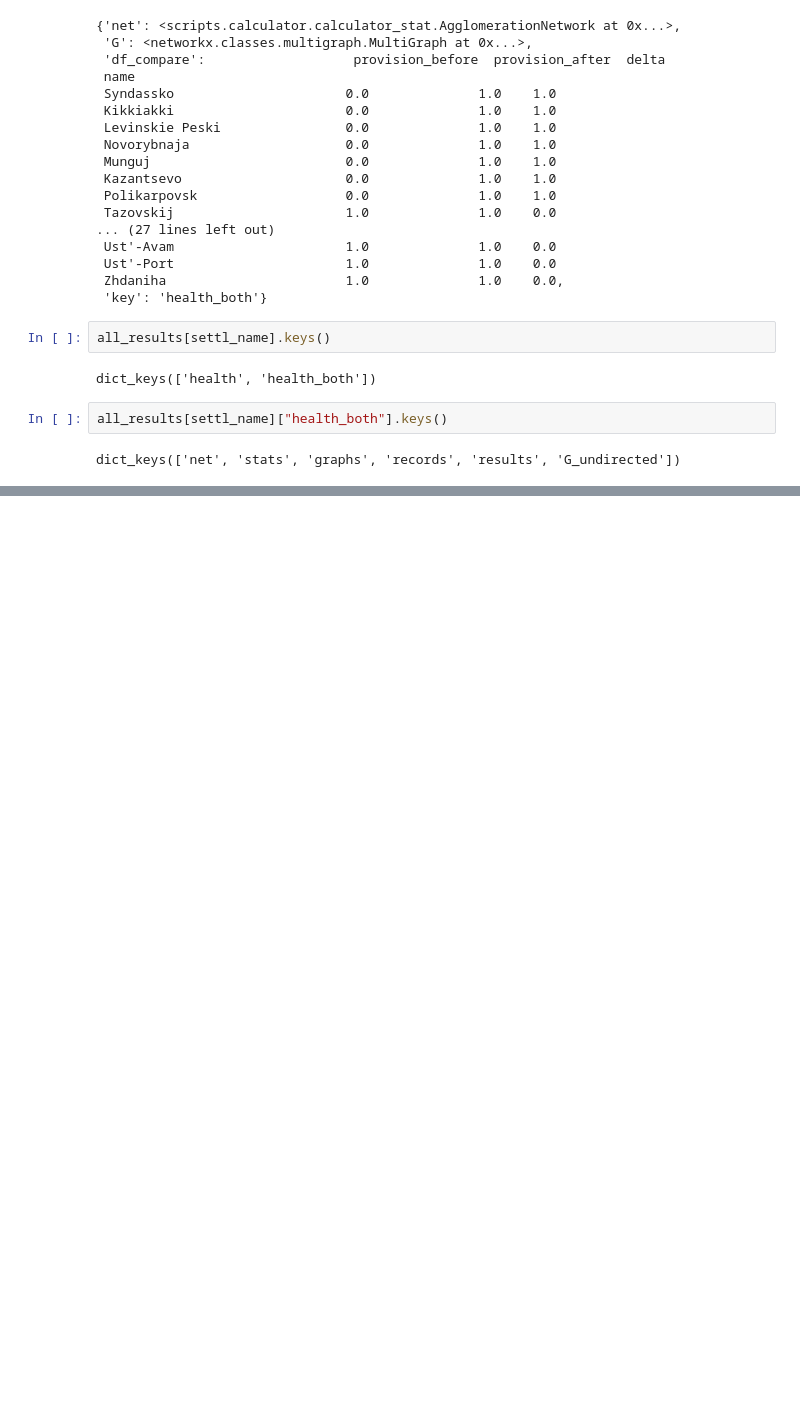
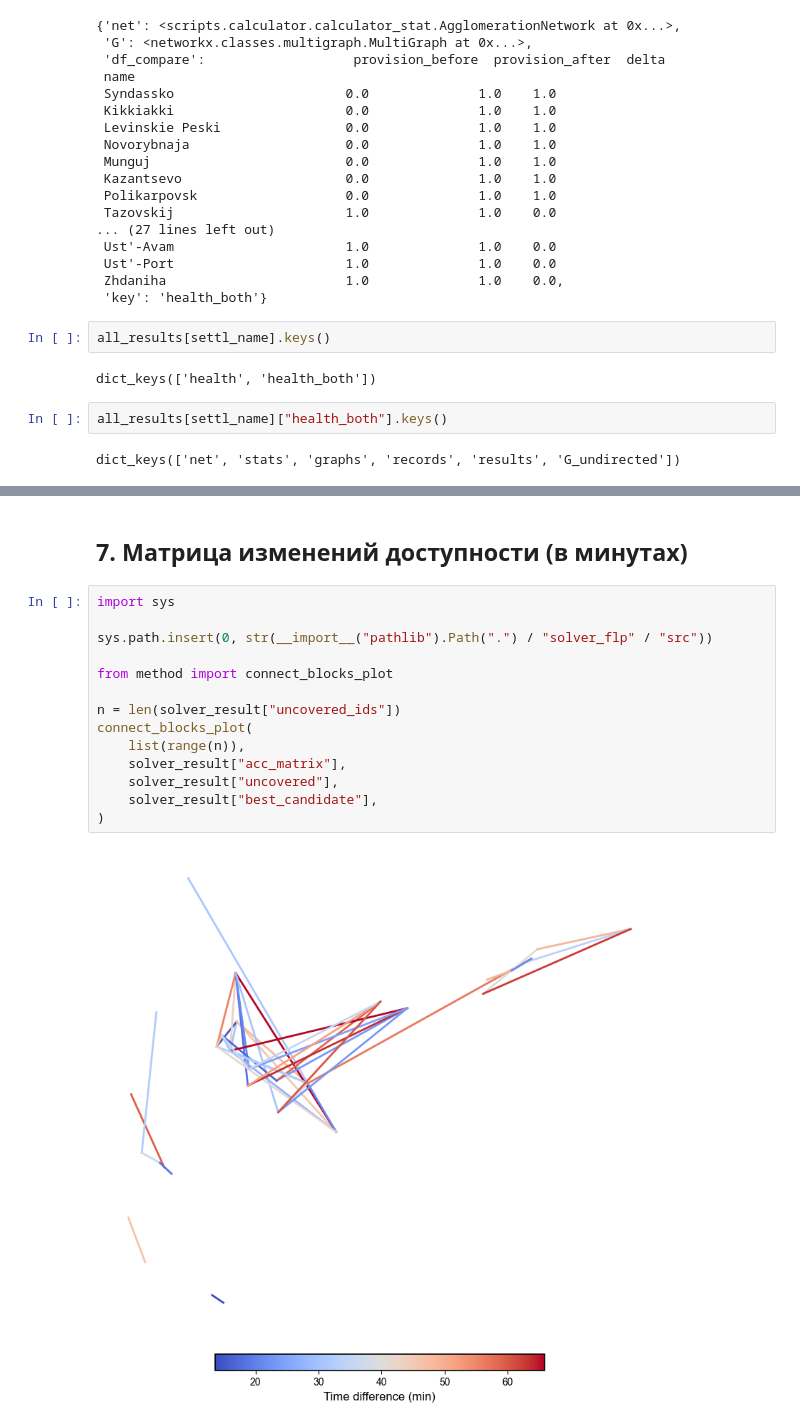
Before and after one commit to GeorgeKontsevik/super-duper-disser, a Jupyter notebook: notebook.ipynb, the cells around one changed output, grey strips where cells are left out. Saved outputs shown, nothing was run; the diff lists cells and outputs as text; blank space fills up the shorter version.

Commit message:
feat: add connect_blocks_plot cell to notebook (accessibility delta map)
Co-Authored-By: Claude Sonnet 4.6 <noreply@anthropic.com>

```diff
--- a/notebook.ipynb
+++ b/notebook.ipynb
@@ -186,0 +187,18 @@ Created 220 flows
+# %% [markdown]
+## 7. Матрица изменений доступности (в минутах)
+# %%
+import sys
+
+sys.path.insert(0, str(__import__("pathlib").Path(".") / "solver_flp" / "src"))
+
+from method import connect_blocks_plot
+
+n = len(solver_result["uncovered_ids"])
+connect_blocks_plot(
+    list(range(n)),
+    solver_result["acc_matrix"],
+    solver_result["uncovered"],
+    solver_result["best_candidate"],
+)
+# %% [output]
+[figure, added]
```
Also changed, not shown: parts of 5 cells of this notebook.
